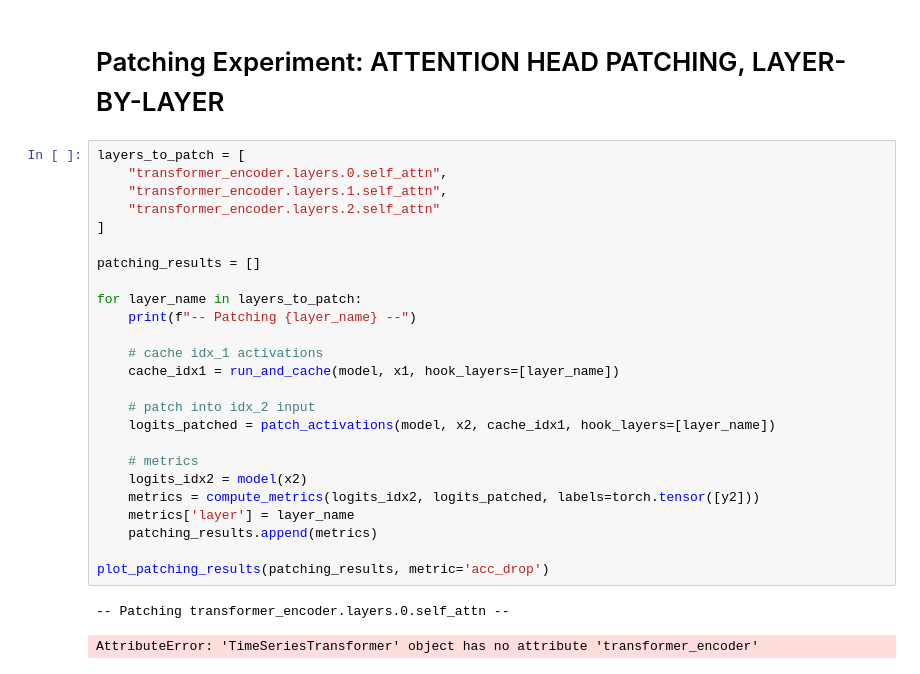
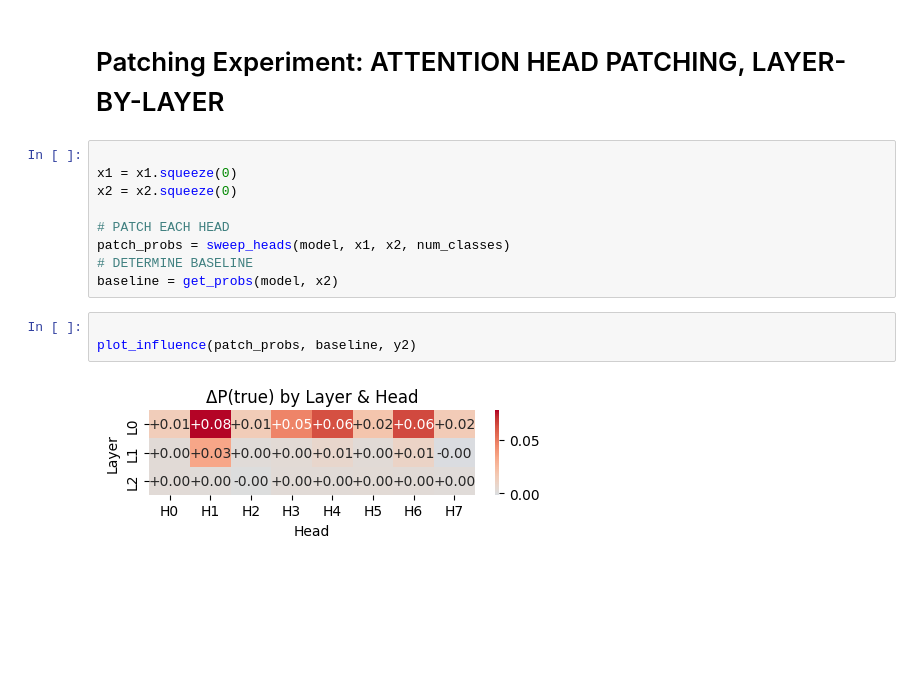
Before and after one commit to mathiisk/TSTpatching, a Jupyter notebook: TSTpatching.ipynb, the cells around one changed output. Drawn from its saved outputs; the diff is of its cells as text; blank space fills up the shorter version.

```diff
--- a/TSTpatching.ipynb
+++ b/TSTpatching.ipynb
@@ -99,30 +139,16 @@ plt.show()
 # %% [markdown]
 # Patching Experiment: ATTENTION HEAD PATCHING, LAYER-BY-LAYER
+# %%
+
+x1 = x1.squeeze(0)
+x2 = x2.squeeze(0)
+
+# PATCH EACH HEAD
+patch_probs = sweep_heads(model, x1, x2, num_classes)
+# DETERMINE BASELINE
+baseline = get_probs(model, x2)
 # %%
-layers_to_patch = [
-    "transformer_encoder.layers.0.self_attn",
-    "transformer_encoder.layers.1.self_attn",
-    "transformer_encoder.layers.2.self_attn"
-]
 
-patching_results = []
-
-for layer_name in layers_to_patch:
-    print(f"-- Patching {layer_name} --")
-
-    # cache idx_1 activations
-    cache_idx1 = run_and_cache(model, x1, hook_layers=[layer_name])
-
-    # patch into idx_2 input
-    logits_patched = patch_activations(model, x2, cache_idx1, hook_layers=[layer_name])
-
-    # metrics
-    logits_idx2 = model(x2)
-    metrics = compute_metrics(logits_idx2, logits_patched, labels=torch.tensor([y2]))
-    metrics['layer'] = layer_name
-    patching_results.append(metrics)
-
-plot_patching_results(patching_results, metric='acc_drop')
+plot_influence(patch_probs, baseline, y2)
 # %% [output]
--- Patching transformer_encoder.layers.0.self_attn --
-AttributeError: 'TimeSeriesTransformer' object has no attribute 'transformer_encoder'
+[figure, added]
```
Also changed, not shown: parts of 6 cells of this notebook, 1 other file.
